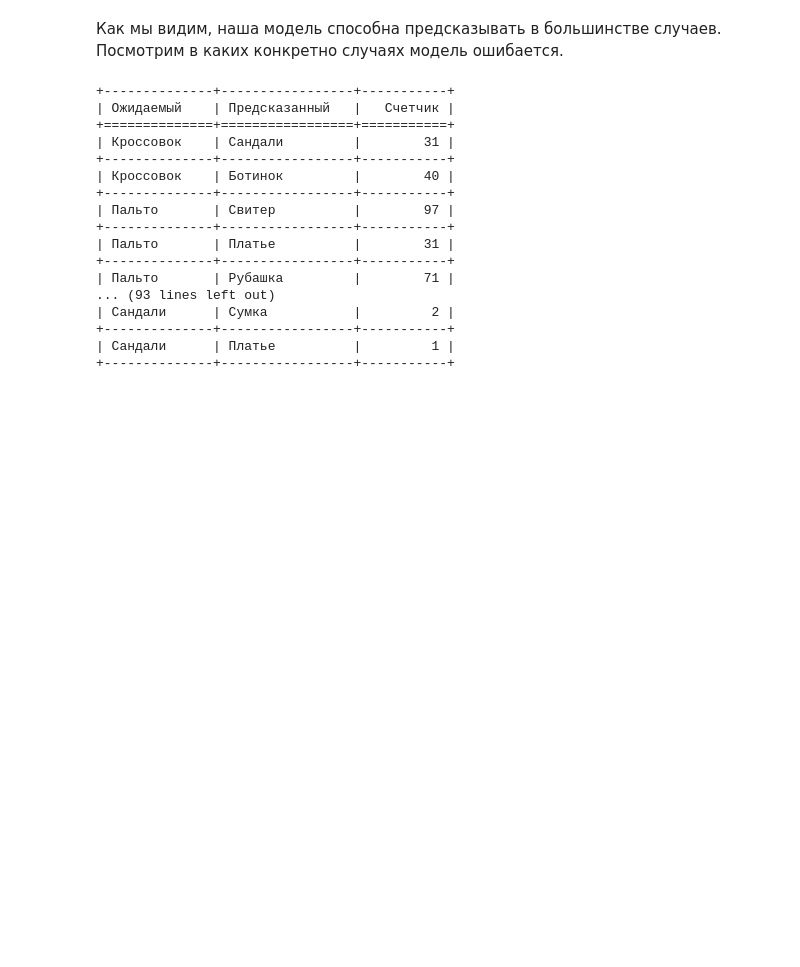
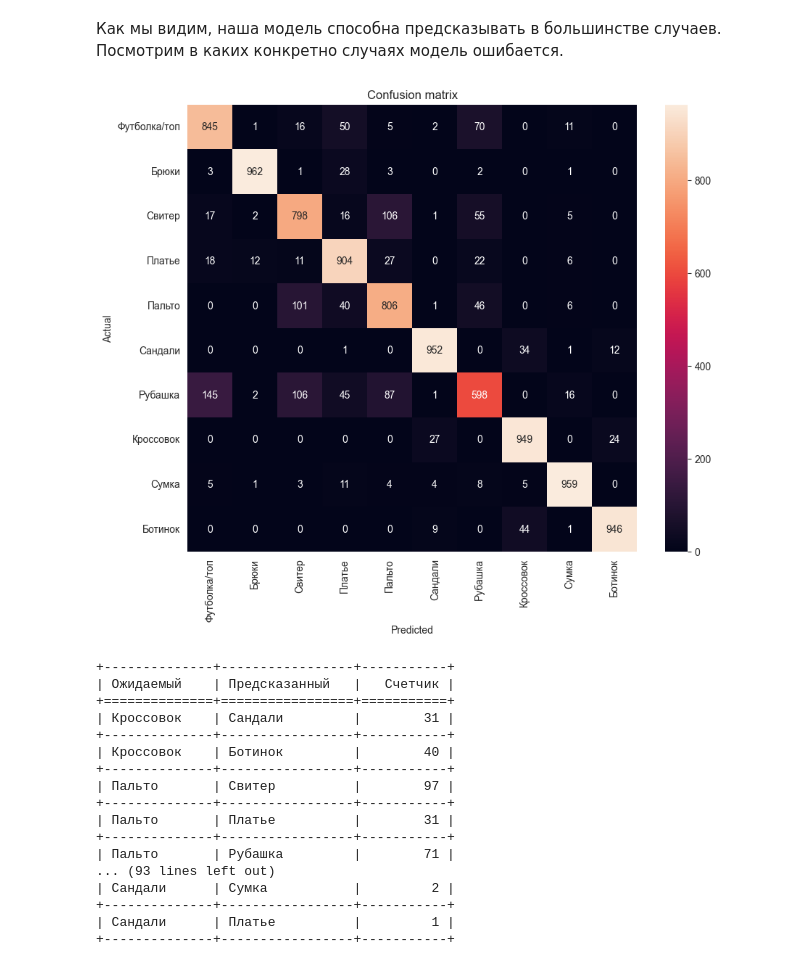
Before and after one commit to Ilja-R/TMSds, a Jupyter notebook: lesson24/hw24_mnist.ipynb, the cells around one changed output. Drawn from its saved outputs; the diff is of its cells as text; code cells hidden in the pictures; blank space fills up the shorter version.

Commit message:
HW24 confusion matrix added

```diff
--- a/lesson24/hw24_mnist.ipynb
+++ b/lesson24/hw24_mnist.ipynb
@@ -127,6 +127,19 @@ for i in range(to_compare):
 Для 29 результат Совпал: ожидаемый Платье, предсказанный Платье
 # %% [markdown]
 Как мы видим, наша модель способна предсказывать в большинстве случаев. Посмотрим в каких конкретно случаях модель ошибается.
+# %%
+from sklearn.metrics import confusion_matrix
+import seaborn as sns
+
+cm = confusion_matrix(y_test, np.argmax(y_predict, axis=1))
+plt.figure(figsize=(10, 8))
+sns.heatmap(cm, annot=True, fmt="d", xticklabels=classes, yticklabels=classes)
+plt.title('Confusion matrix')
+plt.ylabel('Actual')
+plt.xlabel('Predicted')
+plt.show()
+# %% [output]
+[figure, added]
 # %%
 from collections import defaultdict
 from tabulate import tabulate
```
Also changed, not shown: parts of 3 cells of this notebook.
